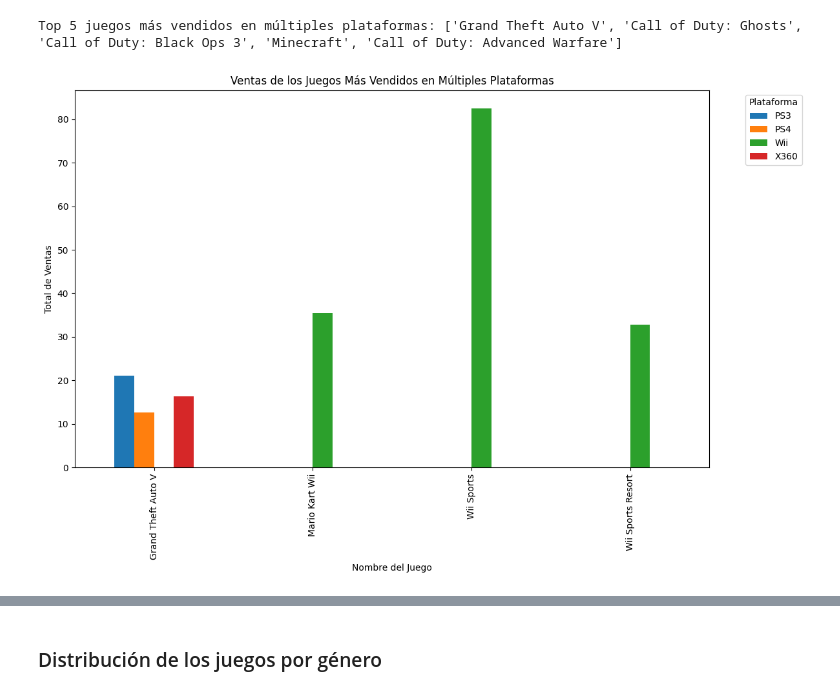
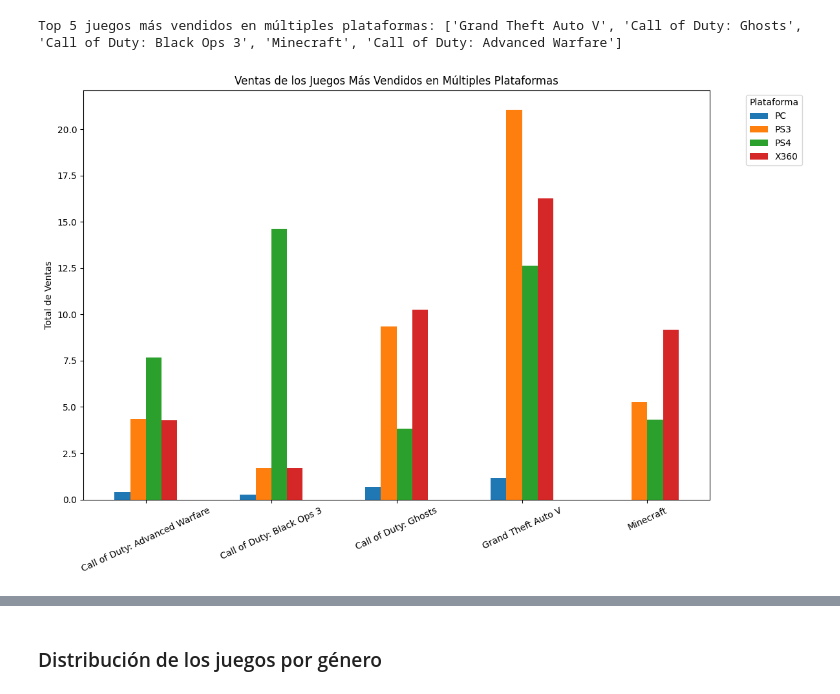
Before and after one commit to enzolozag/videogames_ttp, a Jupyter notebook: notebooks/videogames.ipynb, the cells around one changed output, grey strips where cells are left out. Cells and saved outputs as stored; diff of their text form; code cells hidden in the pictures.

Commit message:
Reorganización de información de análisis por plataformas, eliminación de gráficos extras y orgnización de ideas para ventas por plataformas.

```diff
--- a/notebooks/videogames.ipynb
+++ b/notebooks/videogames.ipynb
@@ -317,6 +329,8 @@ Para evitar errores con el tipo de datos en las columnas `user_score` y `critic_
 ### Enriquecimiento de datos <a class="anchor" id="enriquecer"></a>
 # %%
 # Creando columna de 'total_sales' que suma las ventas de todas las regiones
-games['total_sales'] = games[['na_sales', 'eu_sales','jp_sales', 'other_sales']].sum(axis=1)
+games["total_sales"] = games[["na_sales", "eu_sales", "jp_sales", "other_sales"]].sum(
+    axis=1
+)
 print(games.sample(5))
 # %% [output]
@@ -805,29 +1002,30 @@ print('Top 5 juegos más vendidos en múltiples plataformas:', top_sales_multipl
 # %% [output]
 Top 5 juegos más vendidos en múltiples plataformas: ['Grand Theft Auto V', 'Call of Duty: Ghosts', 'Call of Duty: Black Ops 3', 'Minecraft', 'Call of Duty: Advanced Warfare']
 # %%
-top_5_genres_games = games.groupby(['genre','name'])['total_sales'].sum().sort_values().tail(4).reset_index()
-top_game_by_genre = list(top_5_genres_games['name'])
+sales_data = games[
+    games["name"].isin(top_sales_multiplatform_games)
+    & games["platform"].isin(top_sales_consoles)
+]
 
-sales_data = games[games['name'].isin(top_game_by_genre) & games['platform'].isin(top_sales_platforms)]
-
-
-# Paso 4: Crear la gráfica
+# Crear la gráfica
 fig, ax = plt.subplots(figsize=(12, 8))
 
 # Crear una tabla pivot para que `name` sea el índice, `platform` las columnas, y `total_sales` los valores
-sales_pivot = sales_data.pivot_table(index='name', columns='platform', values='total_sales', aggfunc='sum')
+sales_pivot = sales_data.pivot_table(
+    index="name", columns="platform", values="total_sales", aggfunc="sum"
+)
 
 # Plot de barras apiladas
-sales_pivot.plot(kind='bar', ax=ax)
+sales_pivot.plot(kind="bar", ax=ax, rot=25)
 
 # Configuración de la gráfica
-ax.set_title('Ventas de los Juegos Más Vendidos en Múltiples Plataformas')
-ax.set_xlabel('Nombre del Juego')
-ax.set_ylabel('Total de Ventas')
-ax.legend(title='Plataforma', bbox_to_anchor=(1.05, 1), loc='upper left')
+ax.set_title("Ventas de los Juegos Más Vendidos en Múltiples Plataformas")
+ax.set_xlabel("")
+ax.set_ylabel("Total de Ventas")
+ax.legend(title="Plataforma", bbox_to_anchor=(1.05, 1), loc="upper left")
 
 # Mostrar la gráfica
 plt.tight_layout()
 plt.show()
 # %% [output]
-[figure, old version]
+[figure, new version]
```
Also changed, not shown: parts of 64 cells of this notebook.
